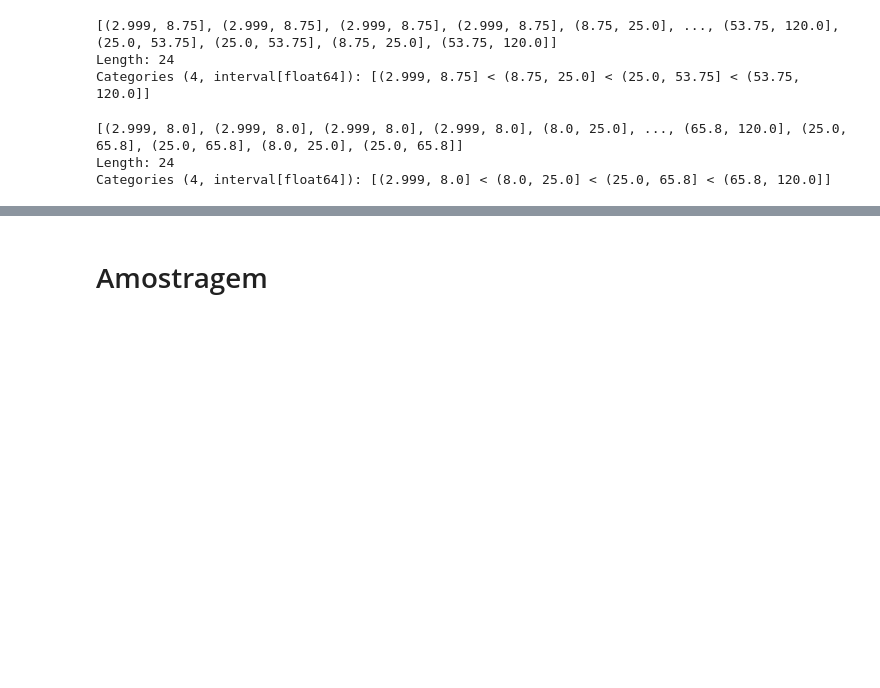
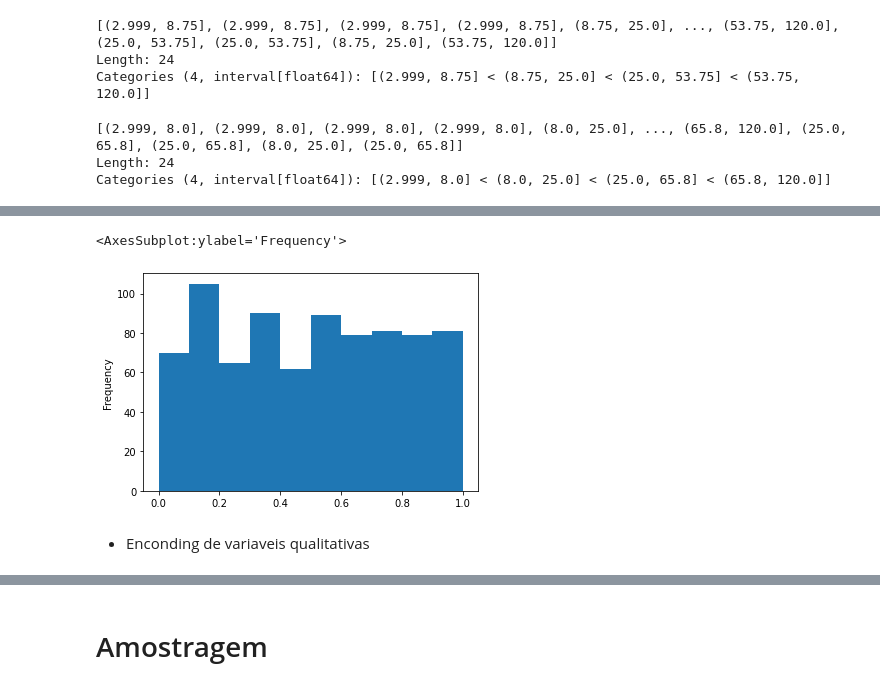
Before and after one commit to GCabral95/Codigos_Analise_Dados, a Jupyter notebook: Limpeza e Engenharia de Base.ipynb, the cells around one changed output, grey strips where cells are left out. Saved outputs shown, nothing was run; the diff lists cells and outputs as text; code cells hidden in the pictures; blank space fills up the shorter version.

```diff
--- a/Limpeza e Engenharia de Base.ipynb
+++ b/Limpeza e Engenharia de Base.ipynb
@@ -530,0 +618,8 @@ txs2
+# %%
+# Quantile Uniforme (mudou o formato da distribuicao, deixando aproximadamente uniforme)
+pokemon2['attack_escal3'].plot.hist()
+# %% [output]
+<AxesSubplot:ylabel='Frequency'>
+[figure, added]
+# %% [markdown]
+* Enconding de variaveis qualitativas
```
Also changed, not shown: parts of 44 cells of this notebook.
